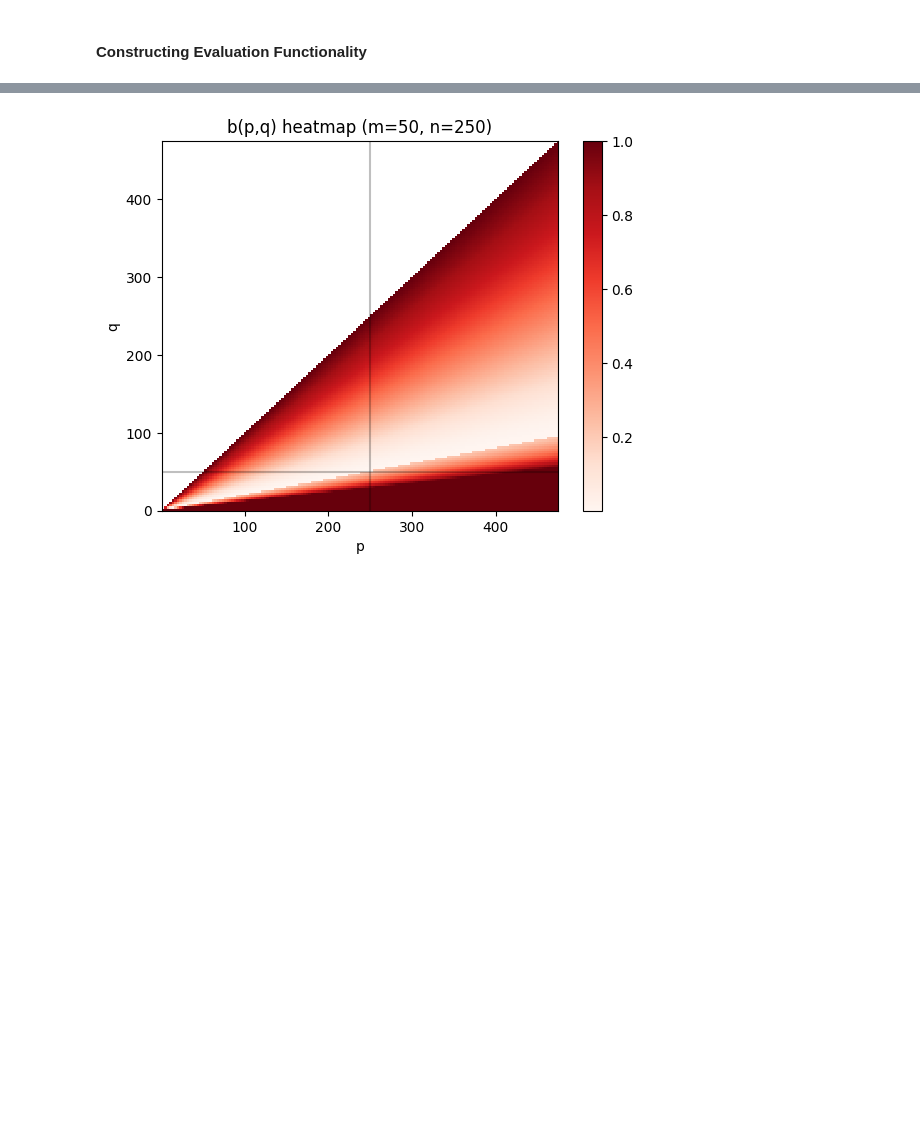
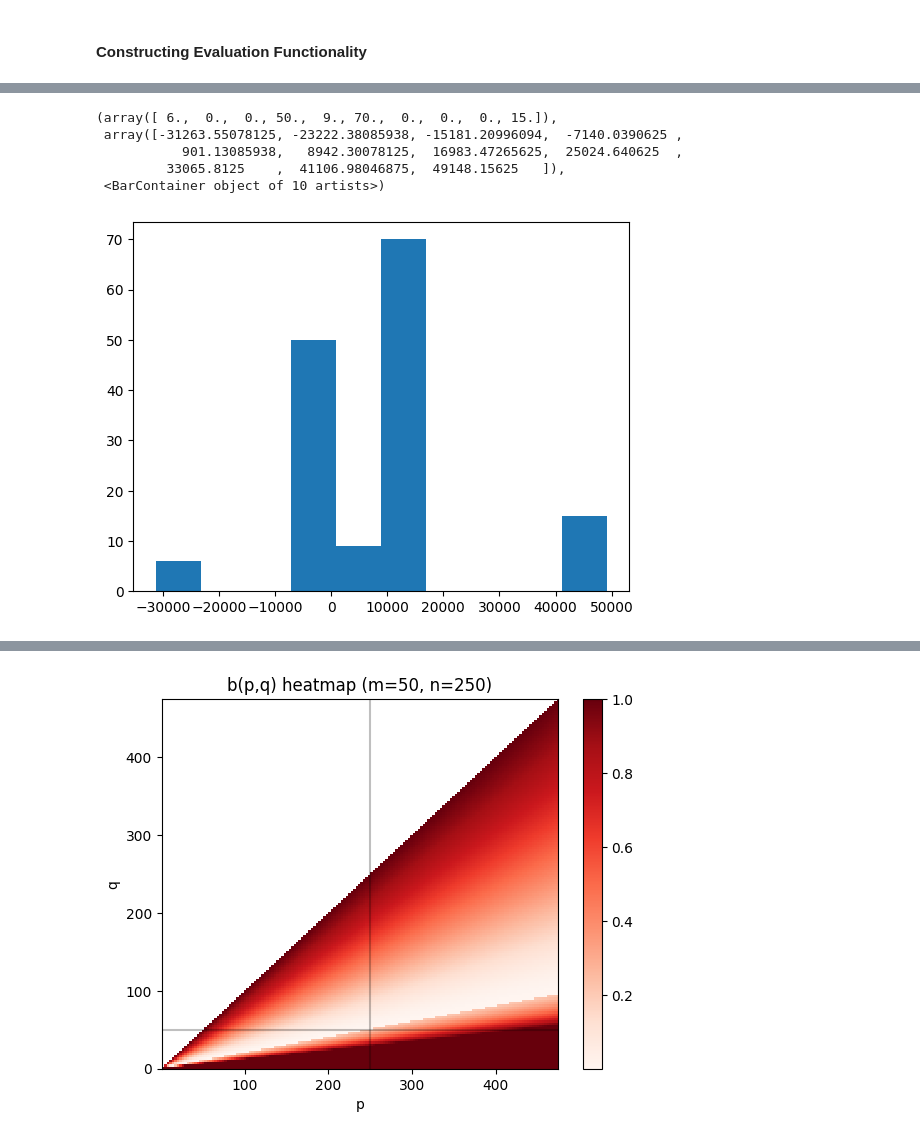
Before and after one commit to Logan-Kelsch/Structural_Regression, a Jupyter notebook: src/dev.ipynb, the cells around one changed output, grey strips where cells are left out. Saved outputs shown, nothing was run; the diff lists cells and outputs as text; code cells hidden in the pictures; blank space fills up the shorter version.

```diff
--- a/src/dev.ipynb
+++ b/src/dev.ipynb
@@ -239,3 +312,12 @@ raw_emission, evaluation_mask, anomaly_mask = solver.solve(X)
+# %%
+plt.hist(eval["R"])
+# %% [output]
+(array([ 6.,  0.,  0., 50.,  9., 70.,  0.,  0.,  0., 15.]),
+ array([-31263.55078125, -23222.38085938, -15181.20996094,  -7140.0390625 ,
+           901.13085938,   8942.30078125,  16983.47265625,  25024.640625  ,
+         33065.8125    ,  41106.98046875,  49148.15625   ]),
+ <BarContainer object of 10 artists>)
+[figure, added]
 # %%
 import matplotlib.pyplot as plt
 import numpy as np
```
Also changed, not shown: parts of 10 cells of this notebook, 3 other files.
